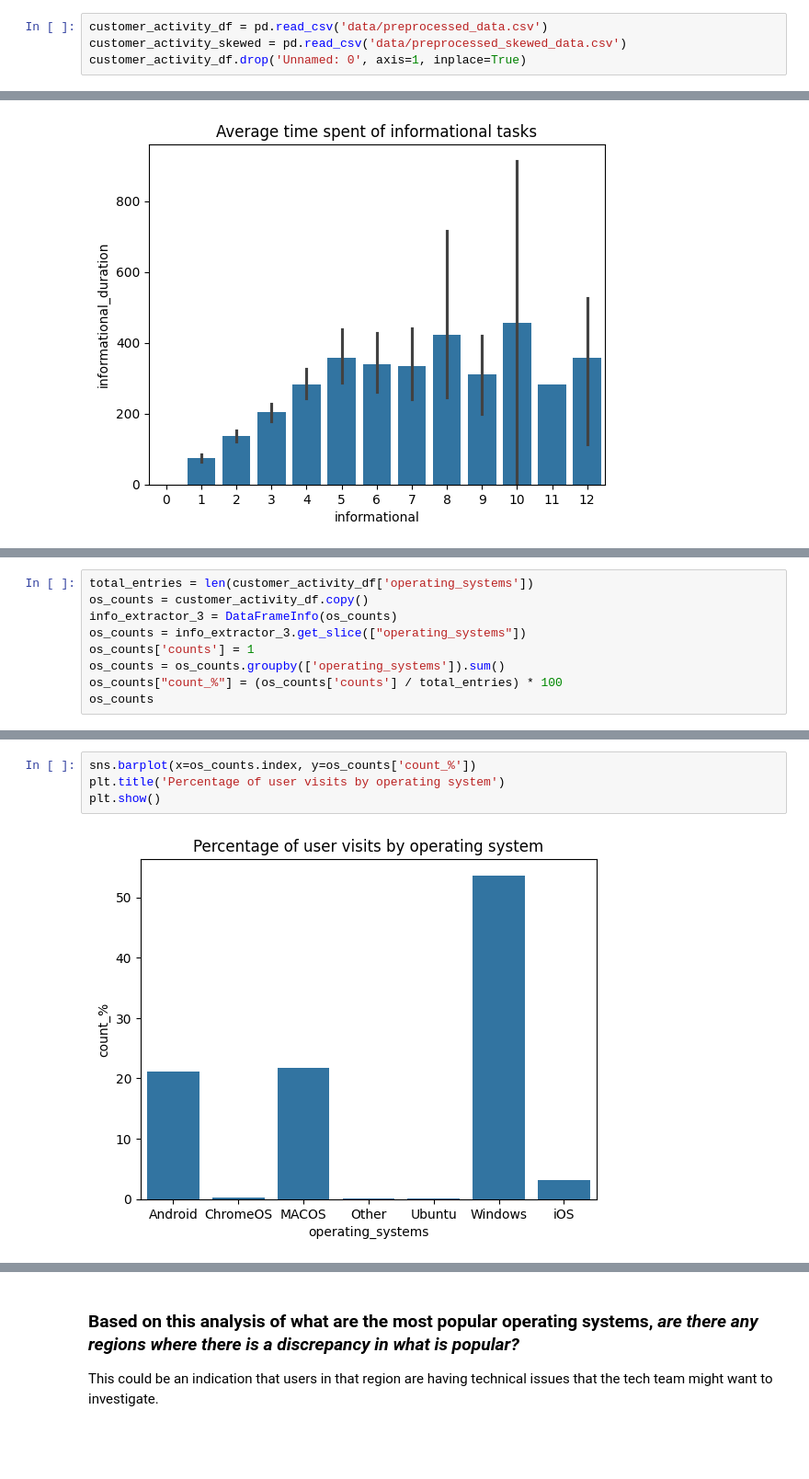
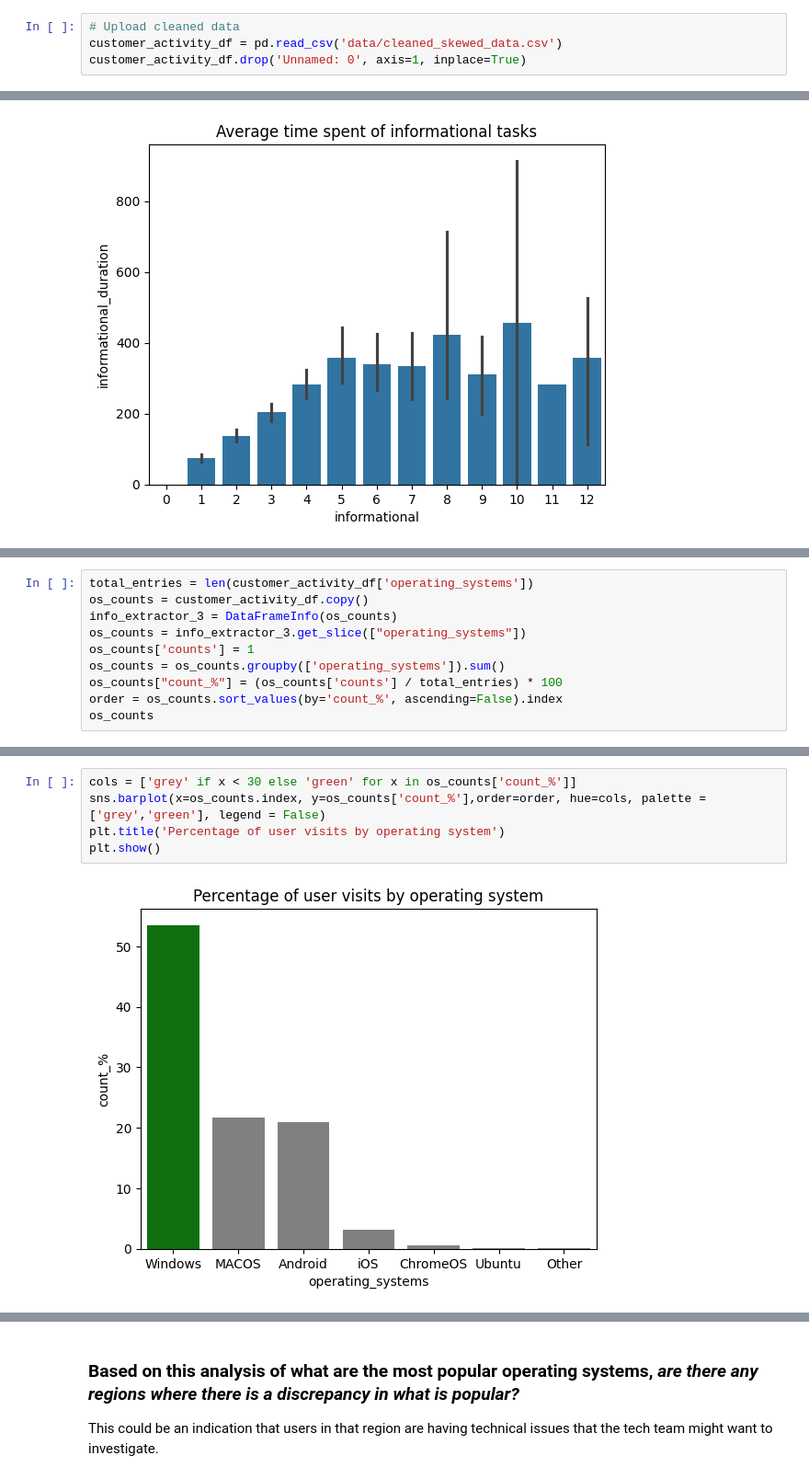
Before and after one commit to selvatica-36/Exploratory-data-analysis---Online-shopping-in-retail, a Jupyter notebook: business_analysis_report.ipynb, the cells around one changed output, grey strips where cells are left out. Shown at 92% size. Cells and saved outputs as stored; diff of their text form; blank space fills up the shorter version.

```diff
--- a/business_analysis_report.ipynb
+++ b/business_analysis_report.ipynb
@@ -60,7 +60,7 @@ import pandas as pd
 import seaborn as sns
 import matplotlib.pyplot as plt
 # %%
-customer_activity_df = pd.read_csv('data/preprocessed_data.csv')
-customer_activity_skewed = pd.read_csv('data/preprocessed_skewed_data.csv')
+# Upload cleaned data
+customer_activity_df = pd.read_csv('data/cleaned_skewed_data.csv')
 customer_activity_df.drop('Unnamed: 0', axis=1, inplace=True)
 # %%
@@ -257,6 +328,7 @@ os_counts = info_extractor_3.get_slice(["operating_systems"])
 os_counts['counts'] = 1
 os_counts = os_counts.groupby(['operating_systems']).sum()
 os_counts["count_%"] = (os_counts['counts'] / total_entries) * 100
+order = os_counts.sort_values(by='count_%', ascending=False).index
 os_counts
 # %% [output]
 A value is trying to be set on a copy of a slice from a DataFrame.
@@ -276,8 +348,9 @@ See the caveats in the documentation: https://pandas.pydata.org/pandas-docs/stab
 # %%
-sns.barplot(x=os_counts.index, y=os_counts['count_%'])
+cols = ['grey' if x < 30 else 'green' for x in os_counts['count_%']]
+sns.barplot(x=os_counts.index, y=os_counts['count_%'],order=order, hue=cols, palette = ['grey','green'], legend = False)
 plt.title('Percentage of user visits by operating system')
 plt.show()
 # %% [output]
-[figure, old version]
+[figure, new version]
 # %% [markdown]
 ### ***The amount of users visiting the site using mobile operating system and desktop operating systems***
```
Also changed, not shown: parts of 61 cells of this notebook.
